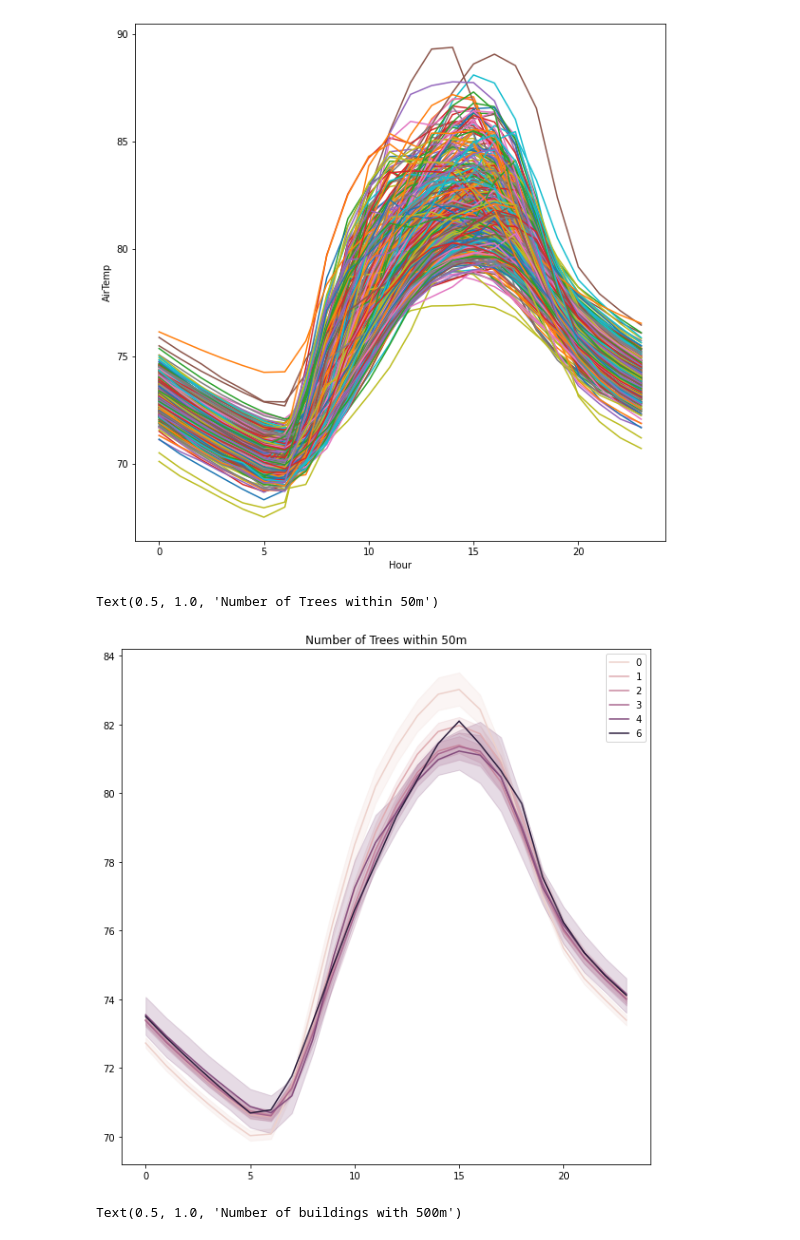
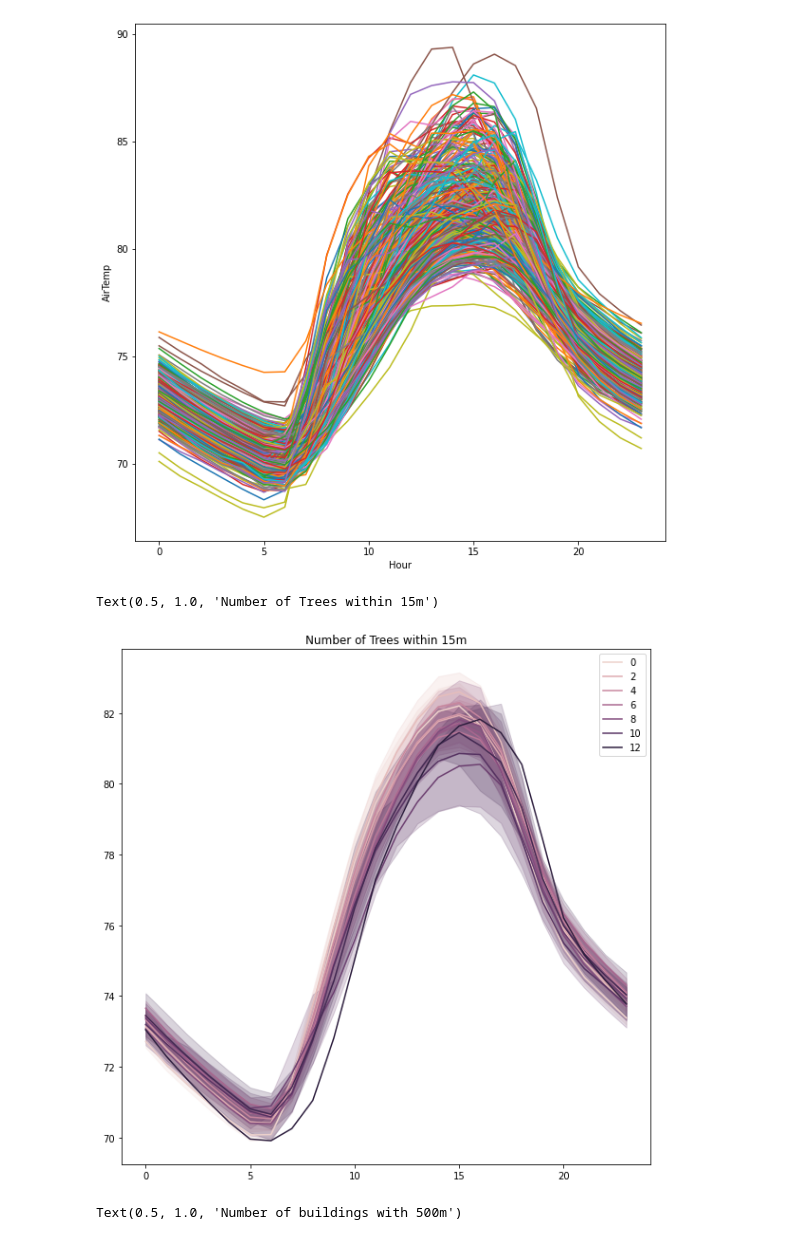
Before and after one commit to skaragou/UHInyc, a Jupyter notebook: data_processing_trees.ipynb, the cells around one changed output. Saved outputs shown, nothing was run; the diff lists cells and outputs as text; code cells hidden in the pictures.

```diff
--- a/data_processing_trees.ipynb
+++ b/data_processing_trees.ipynb
@@ -48,7 +64,7 @@ unique_locations
 # %%
 def get_gdf(locs):
     df = gpd.GeoDataFrame({'geometry': locs}, crs='EPSG:4326')
-    df = df.to_crs('EPSG:2263')
+    df = df.to_crs('EPSG:3857')
     return df
 # %%
 tree_locs = [Point(row['latitude'],row['longitude']) for _,row in trees.iterrows()]
@@ -57,12 +73,12 @@ temp_locs = [Point(row['Latitude'],row['Longitude']) for _,row in unique_locatio
 tree_coord = get_gdf(tree_locs)
 temp_coord = get_gdf(temp_locs)
 # %%
-num_trees100 = []
+num_trees15 = []
 for i,_ in tqdm(temp_coord.iterrows(),total=temp_coord.shape[0]):
     out = tree_coord.distance(temp_coord.iloc[[i]*trees.shape[0]].reset_index(0).drop(columns='index')) / 3.2808
-    num_trees100.append(sum(out<=100))
+    num_trees15.append(sum(out<=15))
-# %%
-unique_locations['num_trees_50m'] = num_trees100
+# %%
+unique_locations['num_trees_15m'] = num_trees15
 # %%
 unique_locations.to_csv('data/temp_1.csv',index=False)
 # %%
@@ -100,19 +116,19 @@ for i,row in unique_locations.iterrows():
 # %%
 plt.figure(figsize=(10,10))
 
 x,y,h = [],[],[]
 
 for i,row in unique_locations.iterrows():
     out = days[(days['Latitude'] == row["Latitude"]) & (days['Longitude'] == row["Longitude"])]
     x.append(out['Hour'].values)
     y.append(out['AirTemp'].values)
-    h.append([int(row['num_trees_50m'])] * out.shape[0])
+    h.append([int(row['num_trees_15m'])] * out.shape[0])
 
 ax = sns.lineplot(x=np.concatenate(x),y=np.concatenate(y),hue=np.concatenate(h))
-ax.set_title('Number of Trees within 50m')
+ax.set_title('Number of Trees within 15m')
 # %% [output]
-Text(0.5, 1.0, 'Number of Trees within 50m')
+Text(0.5, 1.0, 'Number of Trees within 15m')
-[figure, old version]
+[figure, new version]
 # %%
 plt.figure(figsize=(10,10))
 
```
Also changed, not shown: parts of 4 cells of this notebook, 19 other files.
